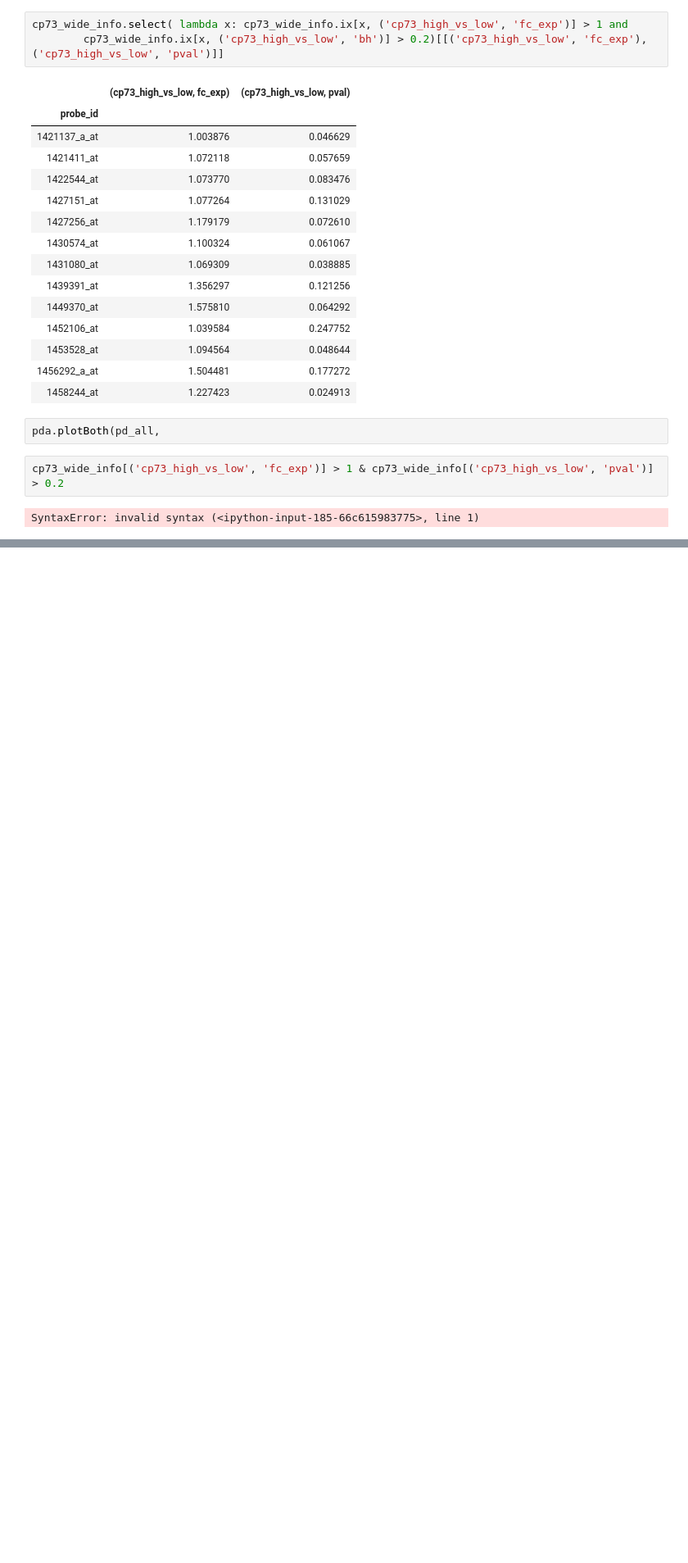
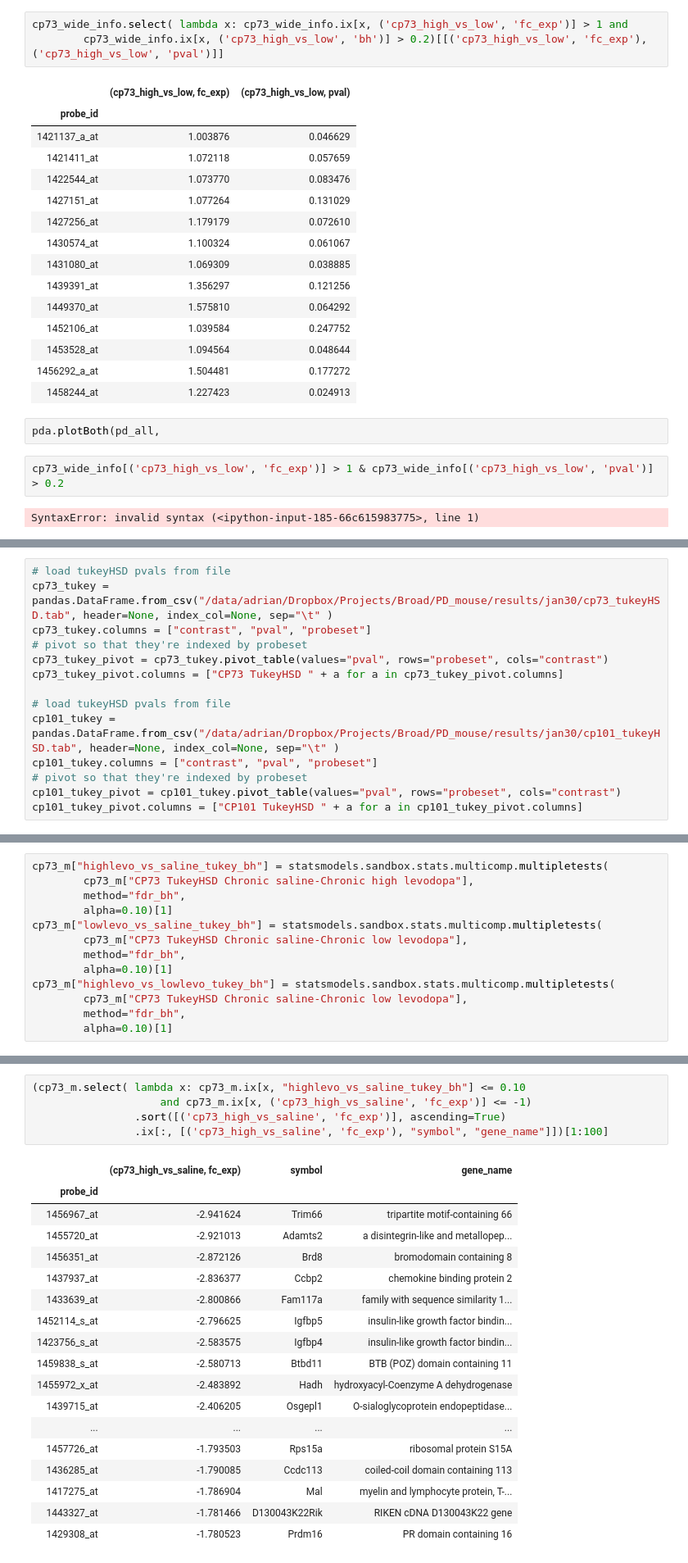
Before and after one commit to aheilbut/pdmouse, a Jupyter notebook: py/PDfilters.ipynb, the cells around one changed output, grey strips where cells are left out. Shown at 82% size. Saved outputs shown, nothing was run; the diff lists cells and outputs as text; blank space fills up the shorter version.

```diff
--- a/py/PDfilters.ipynb
+++ b/py/PDfilters.ipynb
@@ -1252,0 +1260,14 @@ SyntaxError: invalid syntax (<ipython-input-185-66c615983775>, line 1)
+# %%
+# load tukeyHSD pvals from file
+cp73_tukey = pandas.DataFrame.from_csv("/data/adrian/Dropbox/Projects/Broad/PD_mouse/results/jan30/cp73_tukeyHSD.tab", header=None, index_col=None, sep="\t" )
+cp73_tukey.columns = ["contrast", "pval", "probeset"]
+# pivot so that they're indexed by probeset
+cp73_tukey_pivot = cp73_tukey.pivot_table(values="pval", rows="probeset", cols="contrast")
+cp73_tukey_pivot.columns = ["CP73 TukeyHSD " + a for a in cp73_tukey_pivot.columns]
+
+# load tukeyHSD pvals from file
+cp101_tukey = pandas.DataFrame.from_csv("/data/adrian/Dropbox/Projects/Broad/PD_mouse/results/jan30/cp101_tukeyHSD.tab", header=None, index_col=None, sep="\t" )
+cp101_tukey.columns = ["contrast", "pval", "probeset"]
+# pivot so that they're indexed by probeset
+cp101_tukey_pivot = cp101_tukey.pivot_table(values="pval", rows="probeset", cols="contrast")
+cp101_tukey_pivot.columns = ["CP101 TukeyHSD " + a for a in cp101_tukey_pivot.columns]
@@ -1252,0 +1297,13 @@ SyntaxError: invalid syntax (<ipython-input-185-66c615983775>, line 1)
+# %%
+cp73_m["highlevo_vs_saline_tukey_bh"] = statsmodels.sandbox.stats.multicomp.multipletests(
+        cp73_m["CP73 TukeyHSD Chronic saline-Chronic high levodopa"],
+        method="fdr_bh",
+        alpha=0.10)[1]
+cp73_m["lowlevo_vs_saline_tukey_bh"] = statsmodels.sandbox.stats.multicomp.multipletests(
+        cp73_m["CP73 TukeyHSD Chronic saline-Chronic low levodopa"],
+        method="fdr_bh",
+        alpha=0.10)[1]
+cp73_m["highlevo_vs_lowlevo_tukey_bh"] = statsmodels.sandbox.stats.multicomp.multipletests(
+        cp73_m["CP73 TukeyHSD Chronic saline-Chronic low levodopa"],
+        method="fdr_bh",
+        alpha=0.10)[1]
@@ -1252,0 +1455,24 @@ SyntaxError: invalid syntax (<ipython-input-185-66c615983775>, line 1)
+# %%
+(cp73_m.select( lambda x: cp73_m.ix[x, "highlevo_vs_saline_tukey_bh"] <= 0.10
+                    and cp73_m.ix[x, ('cp73_high_vs_saline', 'fc_exp')] <= -1)
+                .sort([('cp73_high_vs_saline', 'fc_exp')], ascending=True)
+                .ix[:, [('cp73_high_vs_saline', 'fc_exp'), "symbol", "gene_name"]])[1:100]
+# %% [output]
+|  | (cp73_high_vs_saline, fc_exp) | symbol | gene_name |
+| probe_id |  |  |  |
+| 1456967_at | -2.941624 | Trim66 | tripartite motif-containing 66 |
+| 1455720_at | -2.921013 | Adamts2 | a disintegrin-like and metallopep... |
+| 1456351_at | -2.872126 | Brd8 | bromodomain containing 8 |
+| 1437937_at | -2.836377 | Ccbp2 | chemokine binding protein 2 |
+| 1433639_at | -2.800866 | Fam117a | family with sequence similarity 1... |
+| 1452114_s_at | -2.796625 | Igfbp5 | insulin-like growth factor bindin... |
+| 1423756_s_at | -2.583575 | Igfbp4 | insulin-like growth factor bindin... |
+| 1459838_s_at | -2.580713 | Btbd11 | BTB (POZ) domain containing 11 |
+| 1455972_x_at | -2.483892 | Hadh | hydroxyacyl-Coenzyme A dehydrogenase |
+| 1439715_at | -2.406205 | Osgepl1 | O-sialoglycoprotein endopeptidase... |
+| ... | ... | ... | ... |
+| 1457726_at | -1.793503 | Rps15a | ribosomal protein S15A |
+| 1436285_at | -1.790085 | Ccdc113 | coiled-coil domain containing 113 |
+| 1417275_at | -1.786904 | Mal | myelin and lymphocyte protein, T-... |
+| 1443327_at | -1.781466 | D130043K22Rik | RIKEN cDNA D130043K22 gene |
+| 1429308_at | -1.780523 | Prdm16 | PR domain containing 16 |
```
Also changed, not shown: parts of 42 cells of this notebook, 5 other files.
